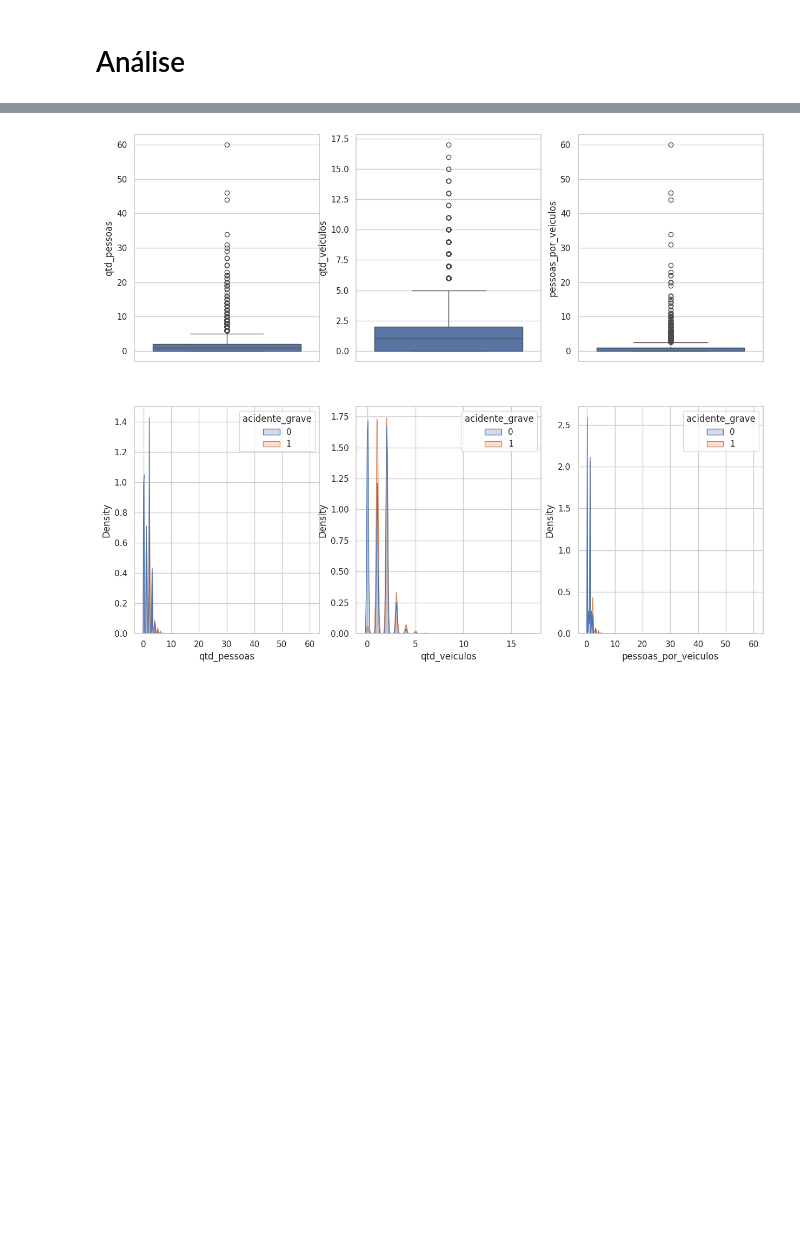
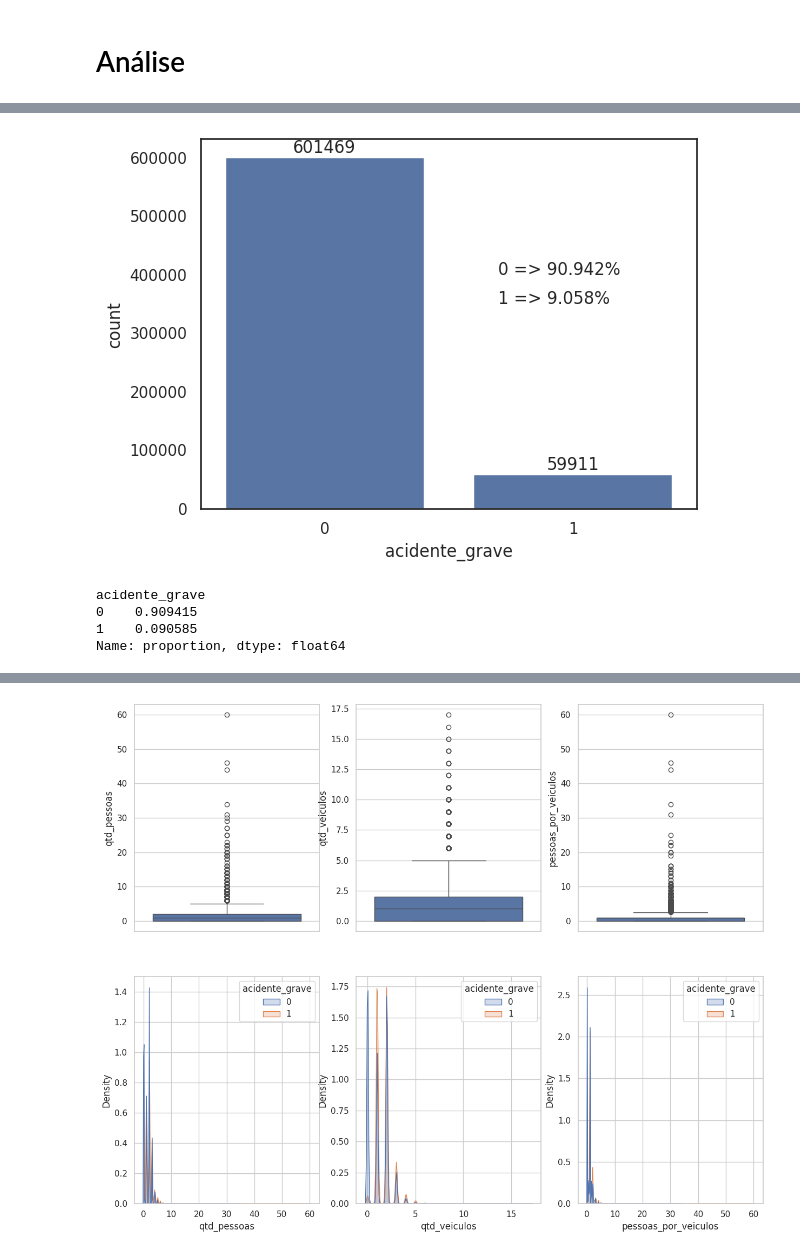
Before and after one commit to henryShoiti/predict_sinistro, a Jupyter notebook: notebook/exploration.ipynb, the cells around one changed output, grey strips where cells are left out. Cells and saved outputs as stored; diff of their text form; code cells hidden in the pictures; blank space fills up the shorter version.

```diff
--- a/notebook/exploration.ipynb
+++ b/notebook/exploration.ipynb
@@ -247,6 +252,19 @@ X_train.head()
 | 156932 | 10 | 30 | VIAS MUNICIPAIS | 0.0 | 0.0 | 0.0 | ... |
 | 481155 | 6 | 11 | VIAS MUNICIPAIS | 0.0 | 0.0 | 0.0 | ... |
 | 102885 | 7 | 22 | VIAS MUNICIPAIS | 0.0 | 0.0 | 0.0 | ... |
+# %%
+ax = sns.barplot(y.value_counts())
+ax.bar_label(ax.containers[0])
+plt.text(0.7,400000, f'0 => {round(y.value_counts(1)[0]*100,3)}%')
+plt.text(0.7,350000, f'1 => {round(y.value_counts(1)[1]*100,3)}%')
+plt.show()
+print(y.value_counts(1))
+# %% [output]
+[figure, added]
+acidente_grave
+0    0.909415
+1    0.090585
+Name: proportion, dtype: float64
 # %%
 ##
 fig, ax = plt.subplots(3,3, figsize=(18,12))
```
Also changed, not shown: parts of 8 cells of this notebook, 11 other files.
